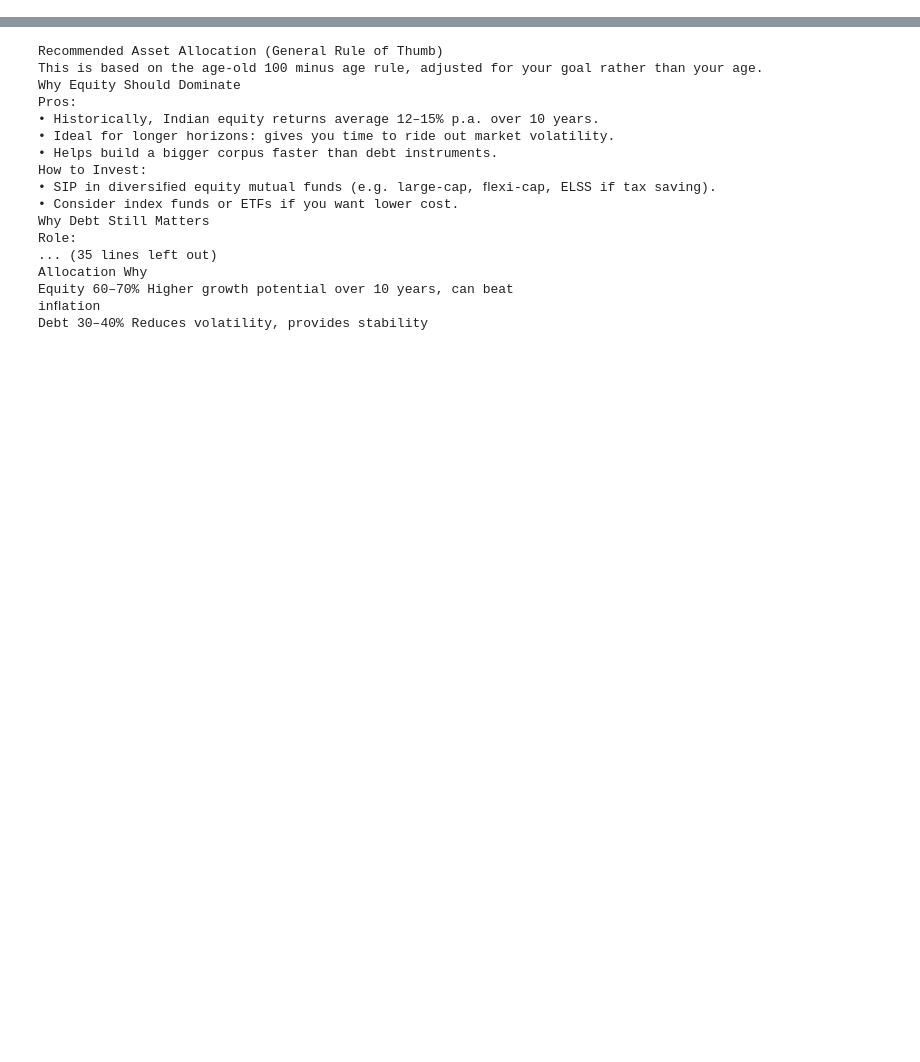
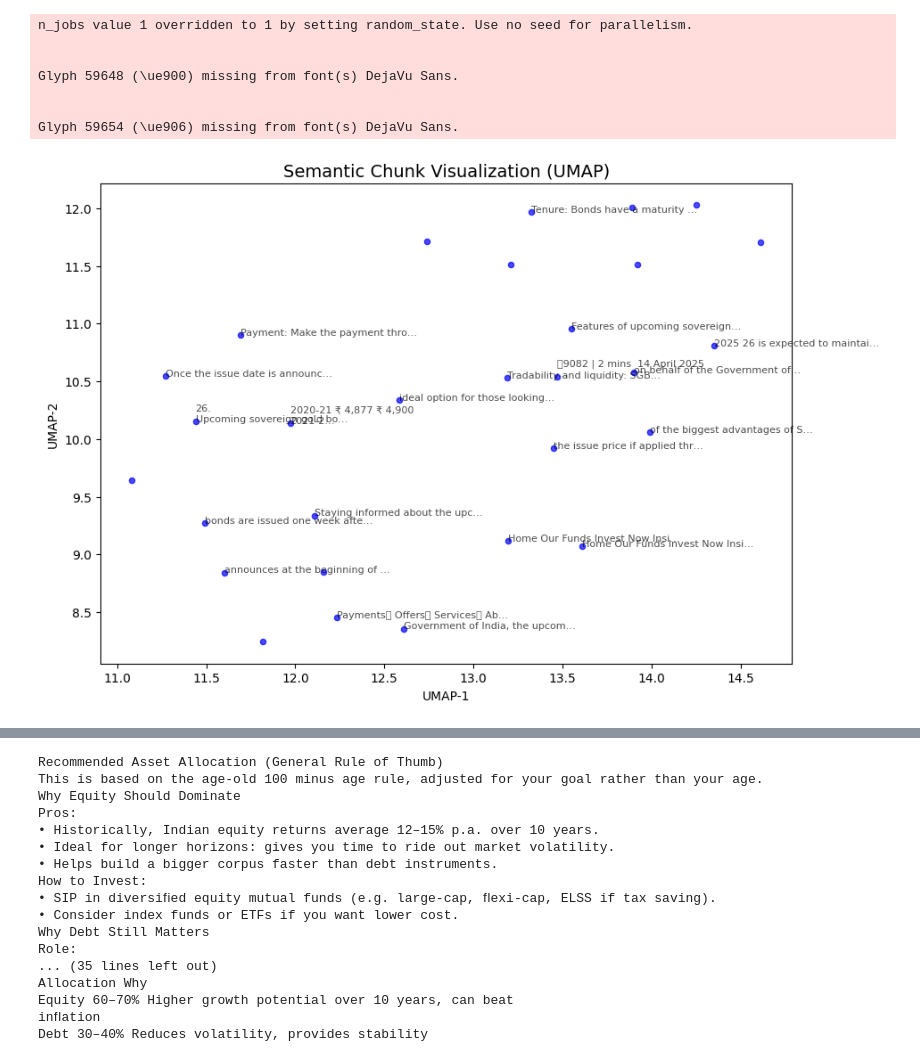
Before and after one commit to nvs998/InvestiMate, a Jupyter notebook: app/rag.ipynb, the cells around one changed output, grey strips where cells are left out. Saved outputs shown, nothing was run; the diff lists cells and outputs as text; code cells hidden in the pictures; blank space fills up the shorter version.

```diff
--- a/app/rag.ipynb
+++ b/app/rag.ipynb
@@ -37,0 +257,41 @@ Ignoring wrong pointing object 20 0 (offset 0)
+# %%
+import numpy as np
+import matplotlib.pyplot as plt
+import umap
+
+# ---------------------------
+# 1) Collect embeddings + text
+# ---------------------------
+texts = [doc.page_content for doc in splits]
+embs = embeddings.embed_documents(texts)   # shape: [N, D]
+
+# ---------------------------
+# 2) Dimensionality reduction
+# ---------------------------
+reducer = umap.UMAP(n_neighbors=15, n_components=2, metric="cosine", random_state=42)
+coords = reducer.fit_transform(embs)   # shape: [N, 2]
+
+# ---------------------------
+# 3) Matplotlib scatter plot
+# ---------------------------
+plt.figure(figsize=(10, 7))
+plt.scatter(coords[:, 0], coords[:, 1], s=20, alpha=0.7, c="blue")
+
+plt.title("Semantic Chunk Visualization (UMAP)", fontsize=14)
+plt.xlabel("UMAP-1")
+plt.ylabel("UMAP-2")
+
+# Optionally annotate some points with short text previews
+for i, txt in enumerate(texts[:20]):  # limit to first 20 to avoid clutter
+    plt.annotate(txt[:30] + "…", (coords[i, 0], coords[i, 1]), fontsize=8, alpha=0.7)
+
+plt.show()
+# %% [output]
+n_jobs value 1 overridden to 1 by setting random_state. Use no seed for parallelism.
+
+
+Glyph 59648 (\ue900) missing from font(s) DejaVu Sans.
+
+
+Glyph 59654 (\ue906) missing from font(s) DejaVu Sans.
+[figure, added]
```
Also changed, not shown: parts of 8 cells of this notebook.
